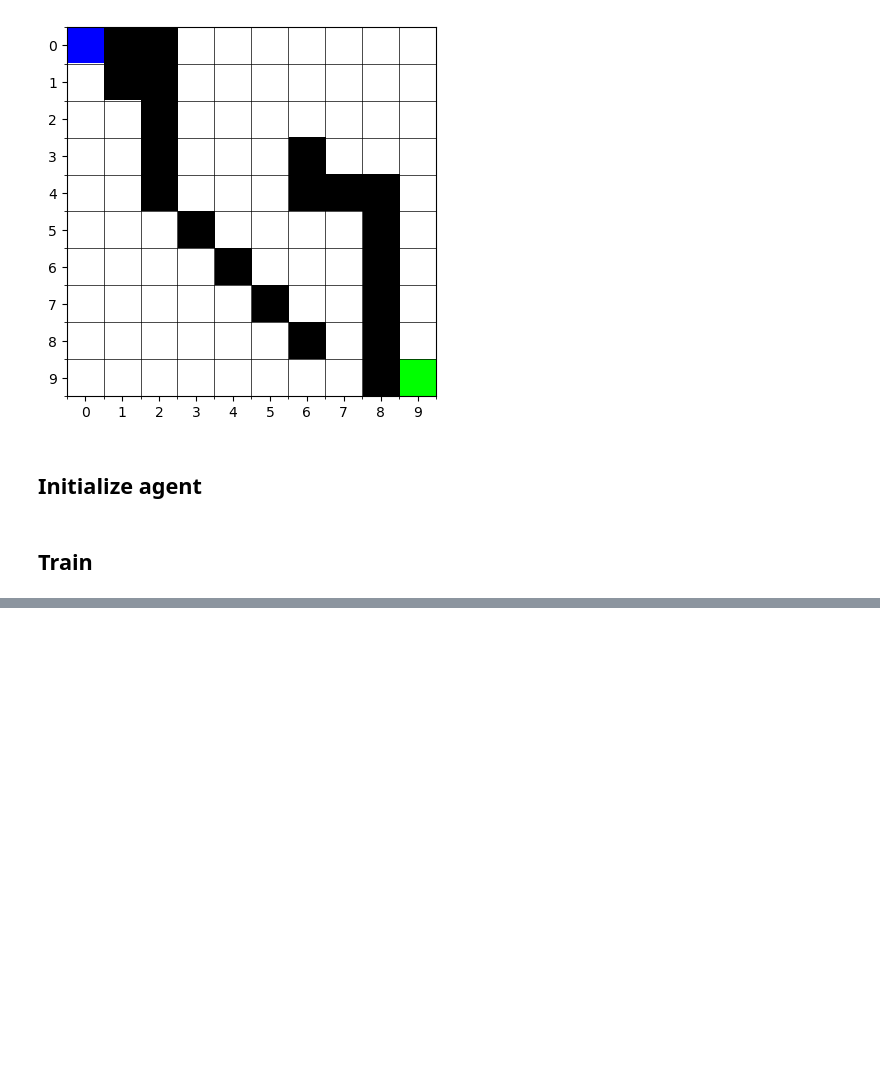
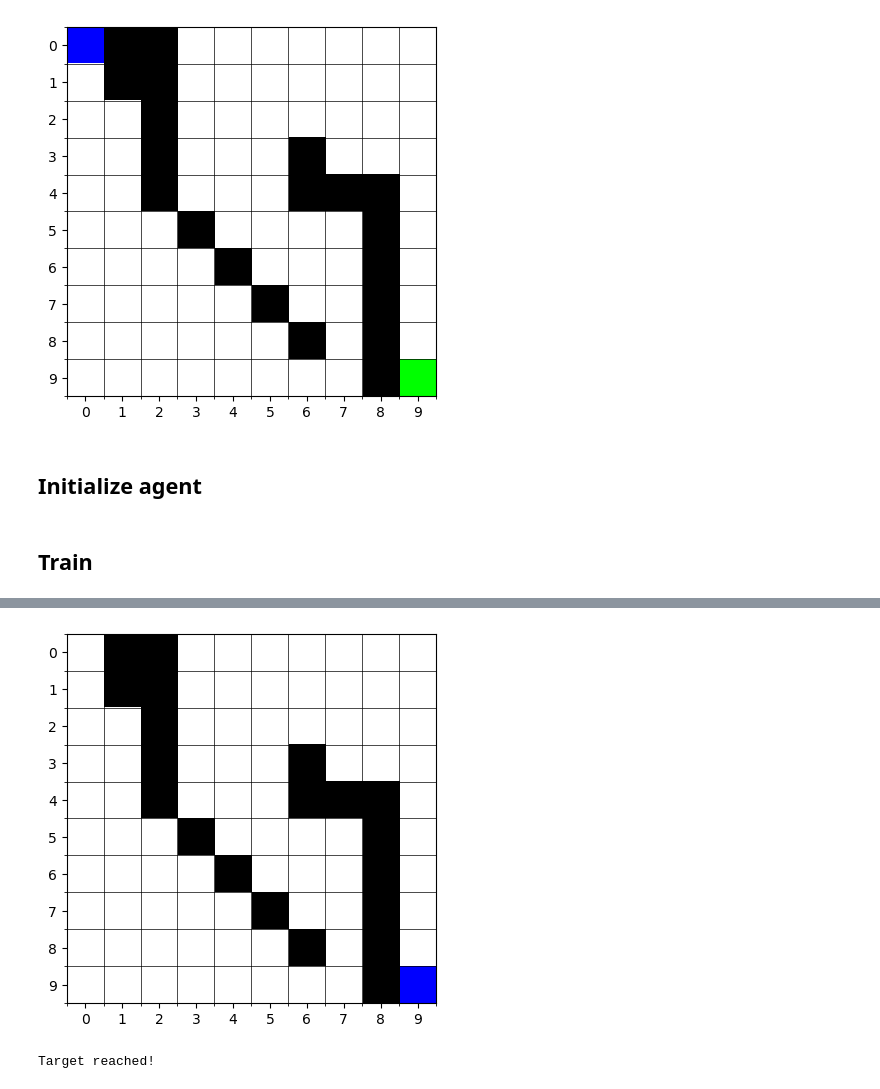
Before and after one commit to iltramont/RL_Grid_World, a Jupyter notebook: main_SarsaAgent.ipynb, the cells around one changed output, grey strips where cells are left out. Saved outputs shown, nothing was run; the diff lists cells and outputs as text; code cells hidden in the pictures; blank space fills up the shorter version.

```diff
--- a/main_SarsaAgent.ipynb
+++ b/main_SarsaAgent.ipynb
@@ -66,0 +83,6 @@ sarsa_agent.update_plot(5000)
+# %%
+sarsa_agent.env.reset()
+sarsa_agent.animate_robot_movement()
+# %% [output]
+[figure, added]
+Target reached!
```
Also changed, not shown: parts of 5 cells of this notebook, 3 other files.
